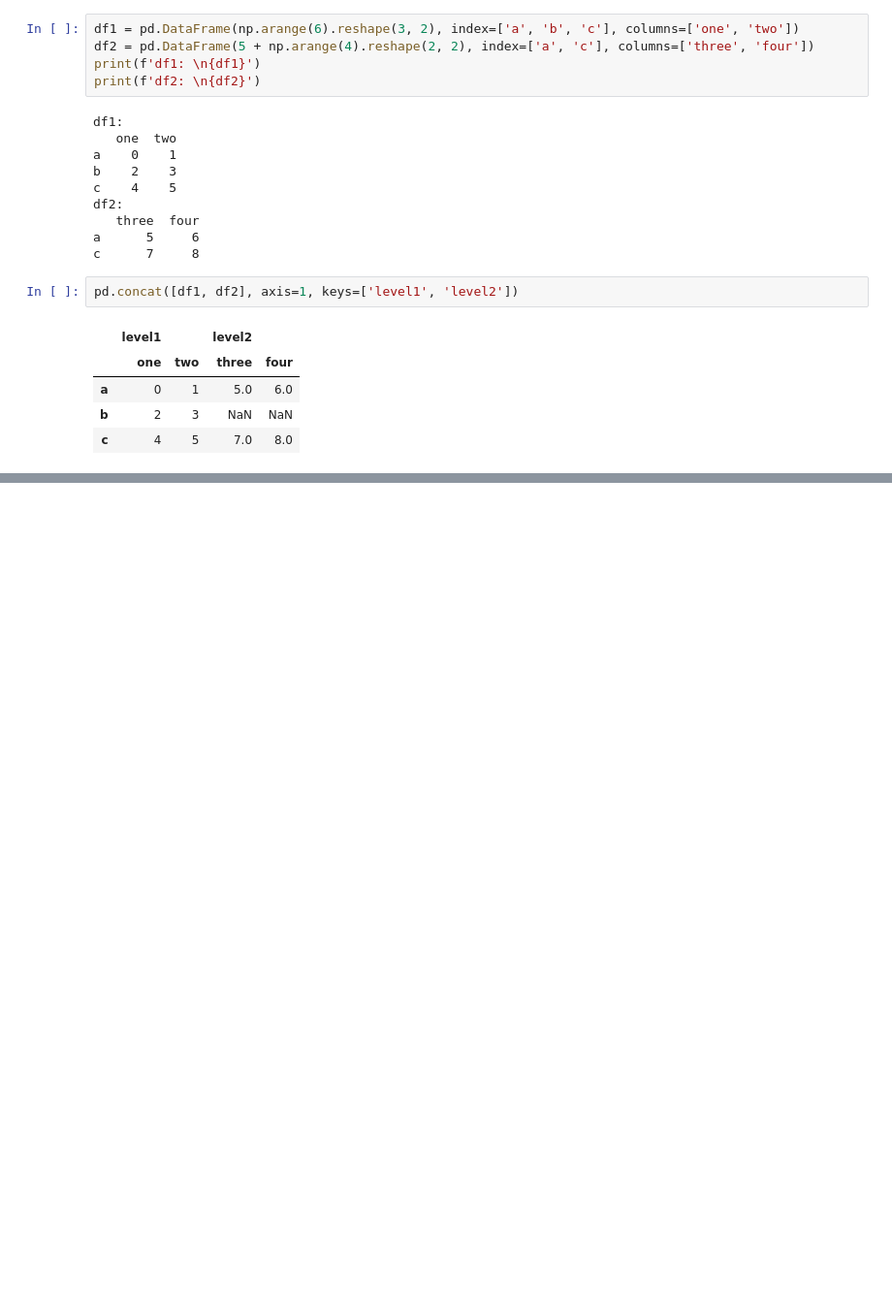
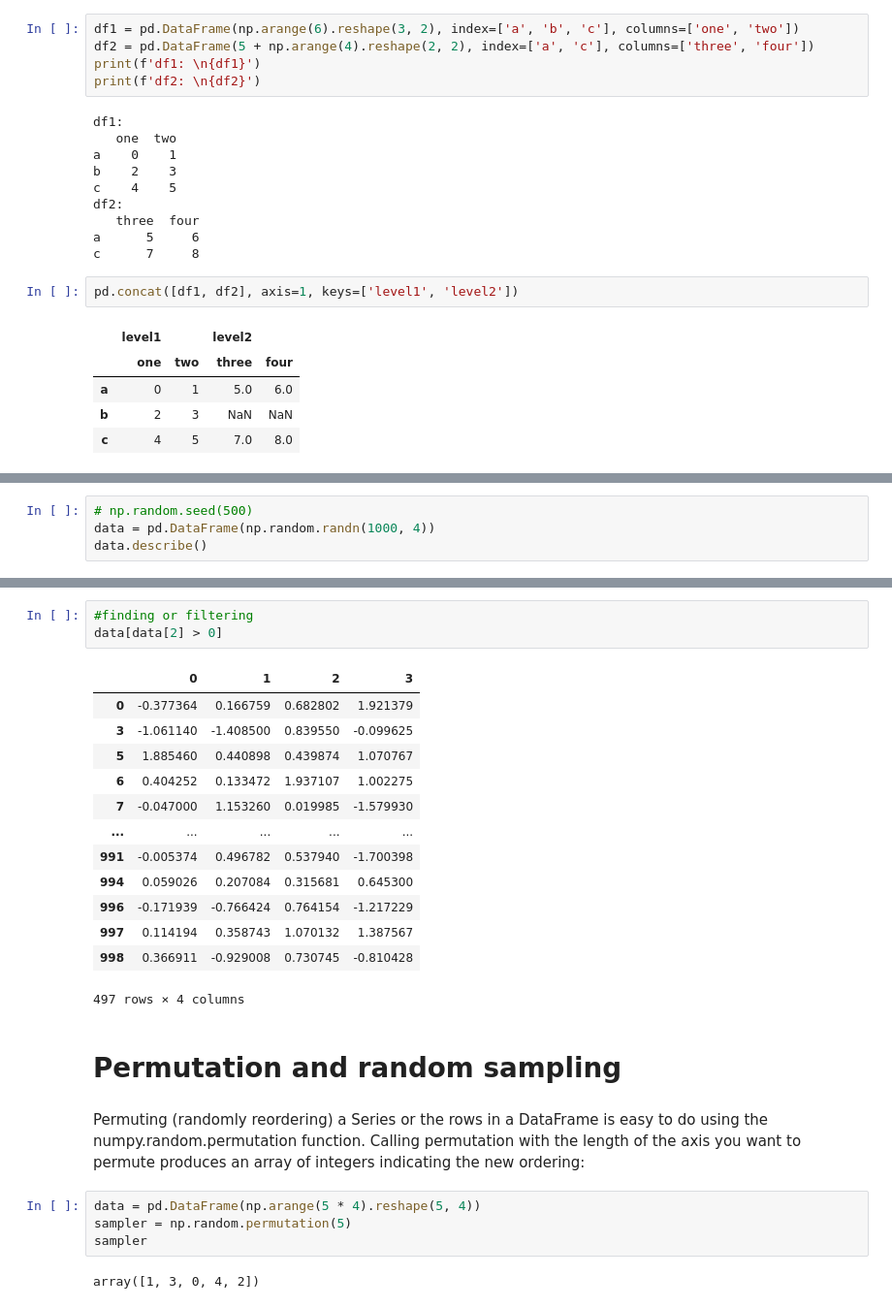
Before and after one commit to hrishikesh214/TRI8, a Jupyter notebook: DWDM/ebook_assgn/data_cleaning.ipynb, the cells around one changed output, grey strips where cells are left out. Shown at 97% size. Cells and saved outputs as stored; diff of their text form; blank space fills up the shorter version.

```diff
--- a/DWDM/ebook_assgn/data_cleaning.ipynb
+++ b/DWDM/ebook_assgn/data_cleaning.ipynb
@@ -145,0 +378,4 @@ pd.concat([df1, df2], axis=1, keys=['level1', 'level2'])
+# %%
+# np.random.seed(500)
+data = pd.DataFrame(np.random.randn(1000, 4))
+data.describe()
@@ -145,0 +392,27 @@ pd.concat([df1, df2], axis=1, keys=['level1', 'level2'])
+# %%
+#finding or filtering
+data[data[2] > 0]
+# %% [output]
+|  | 0 | 1 | 2 | 3 |
+| 0 | -0.377364 | 0.166759 | 0.682802 | 1.921379 |
+| 3 | -1.061140 | -1.408500 | 0.839550 | -0.099625 |
+| 5 | 1.885460 | 0.440898 | 0.439874 | 1.070767 |
+| 6 | 0.404252 | 0.133472 | 1.937107 | 1.002275 |
+| 7 | -0.047000 | 1.153260 | 0.019985 | -1.579930 |
+| ... | ... | ... | ... | ... |
+| 991 | -0.005374 | 0.496782 | 0.537940 | -1.700398 |
+| 994 | 0.059026 | 0.207084 | 0.315681 | 0.645300 |
+| 996 | -0.171939 | -0.766424 | 0.764154 | -1.217229 |
+| 997 | 0.114194 | 0.358743 | 1.070132 | 1.387567 |
+| 998 | 0.366911 | -0.929008 | 0.730745 | -0.810428 |
+497 rows × 4 columns
+# %% [markdown]
+# Permutation and random sampling
+# %% [markdown]
+Permuting (randomly reordering) a Series or the rows in a DataFrame is easy to do using the numpy.random.permutation function. Calling permutation with the length of the axis you want to permute produces an array of integers indicating the new ordering:
+# %%
+data = pd.DataFrame(np.arange(5 * 4).reshape(5, 4))
+sampler = np.random.permutation(5)
+sampler
+# %% [output]
+array([1, 3, 0, 4, 2])
```
Also changed, not shown: parts of 47 cells of this notebook, 13 other files.
